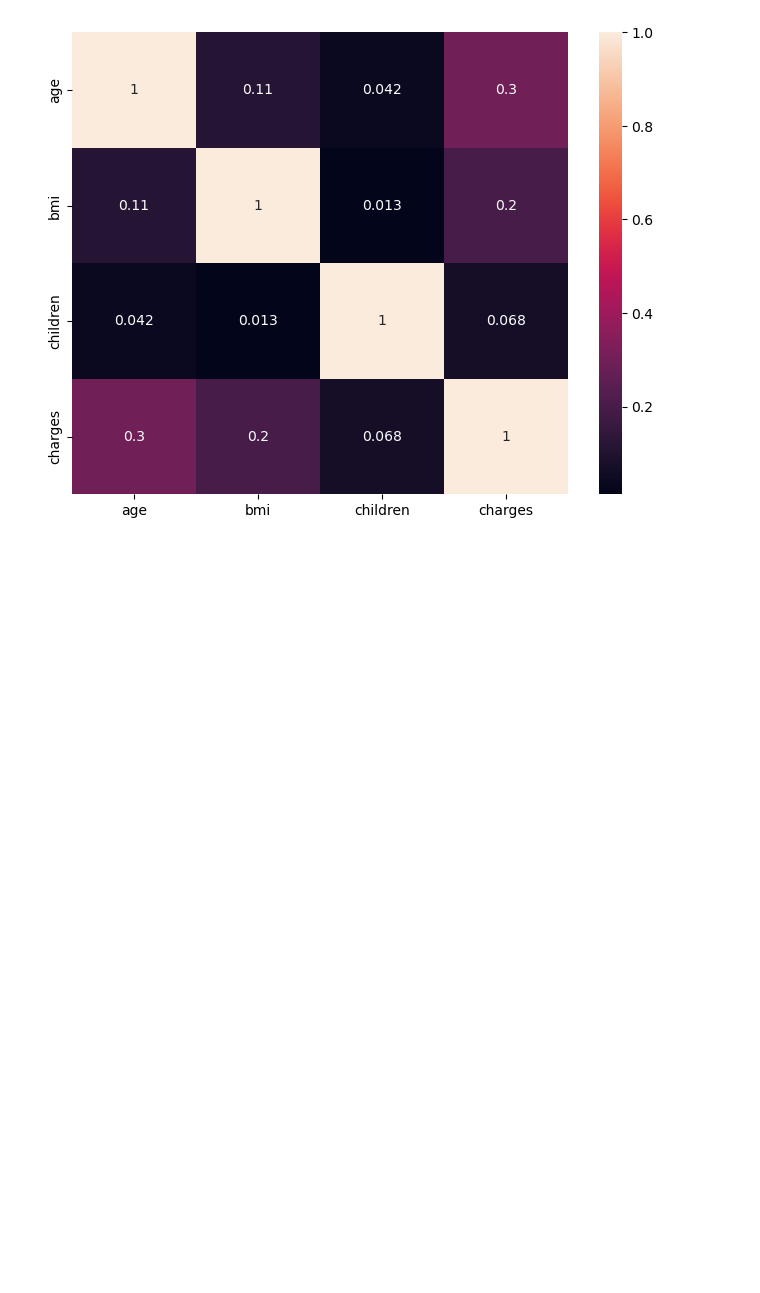
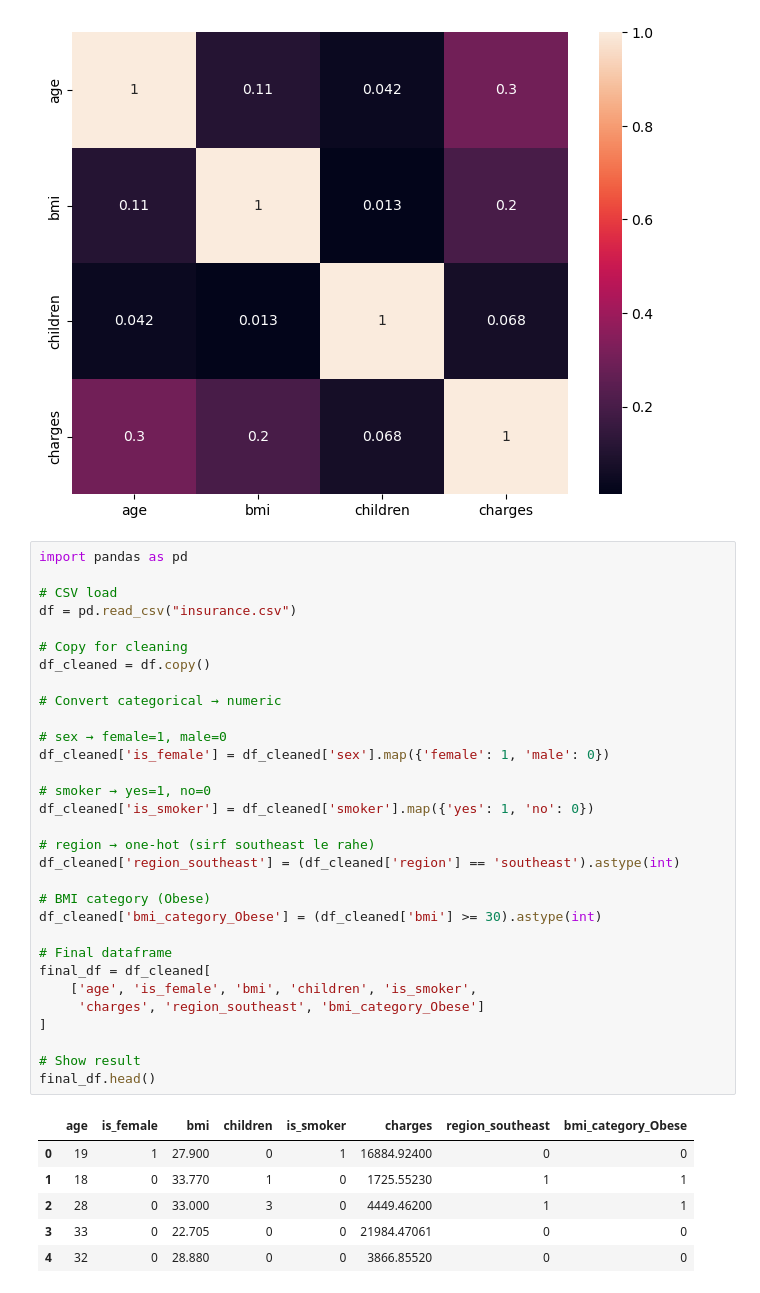
Before and after one commit to Naincy33/DATA_SCIENCE, a Jupyter notebook: insurance.ipynb, the cells around one changed output. Saved outputs shown, nothing was run; the diff lists cells and outputs as text; blank space fills up the shorter version.

```diff
--- a/insurance.ipynb
+++ b/insurance.ipynb
@@ -97,3 +97,41 @@ sns.heatmap(df.corr(numeric_only=True),annot=True)
 # %% [output]
 <Axes: >
 [figure]
+# %%
+import pandas as pd
+
+# CSV load
+df = pd.read_csv("insurance.csv")
+
+# Copy for cleaning
+df_cleaned = df.copy()
+
+# Convert categorical → numeric
+
+# sex → female=1, male=0
+df_cleaned['is_female'] = df_cleaned['sex'].map({'female': 1, 'male': 0})
+
+# smoker → yes=1, no=0
+df_cleaned['is_smoker'] = df_cleaned['smoker'].map({'yes': 1, 'no': 0})
+
+# region → one-hot (sirf southeast le rahe)
+df_cleaned['region_southeast'] = (df_cleaned['region'] == 'southeast').astype(int)
+
+# BMI category (Obese)
+df_cleaned['bmi_category_Obese'] = (df_cleaned['bmi'] >= 30).astype(int)
+
+# Final dataframe
+final_df = df_cleaned[
+    ['age', 'is_female', 'bmi', 'children', 'is_smoker',
+     'charges', 'region_southeast', 'bmi_category_Obese']
+]
+
+# Show result
+final_df.head()
+# %% [output]
+|  | age | is_female | bmi | children | is_smoker | charges | region_southeast | bmi_category_Obese |
+| 0 | 19 | 1 | 27.900 | 0 | 1 | 16884.92400 | 0 | 0 |
+| 1 | 18 | 0 | 33.770 | 1 | 0 | 1725.55230 | 1 | 1 |
+| 2 | 28 | 0 | 33.000 | 3 | 0 | 4449.46200 | 1 | 1 |
+| 3 | 33 | 0 | 22.705 | 0 | 0 | 21984.47061 | 0 | 0 |
+| 4 | 32 | 0 | 28.880 | 0 | 0 | 3866.85520 | 0 | 0 |
```
Also changed, not shown: parts of 1 cell of this notebook, 1 other file.
